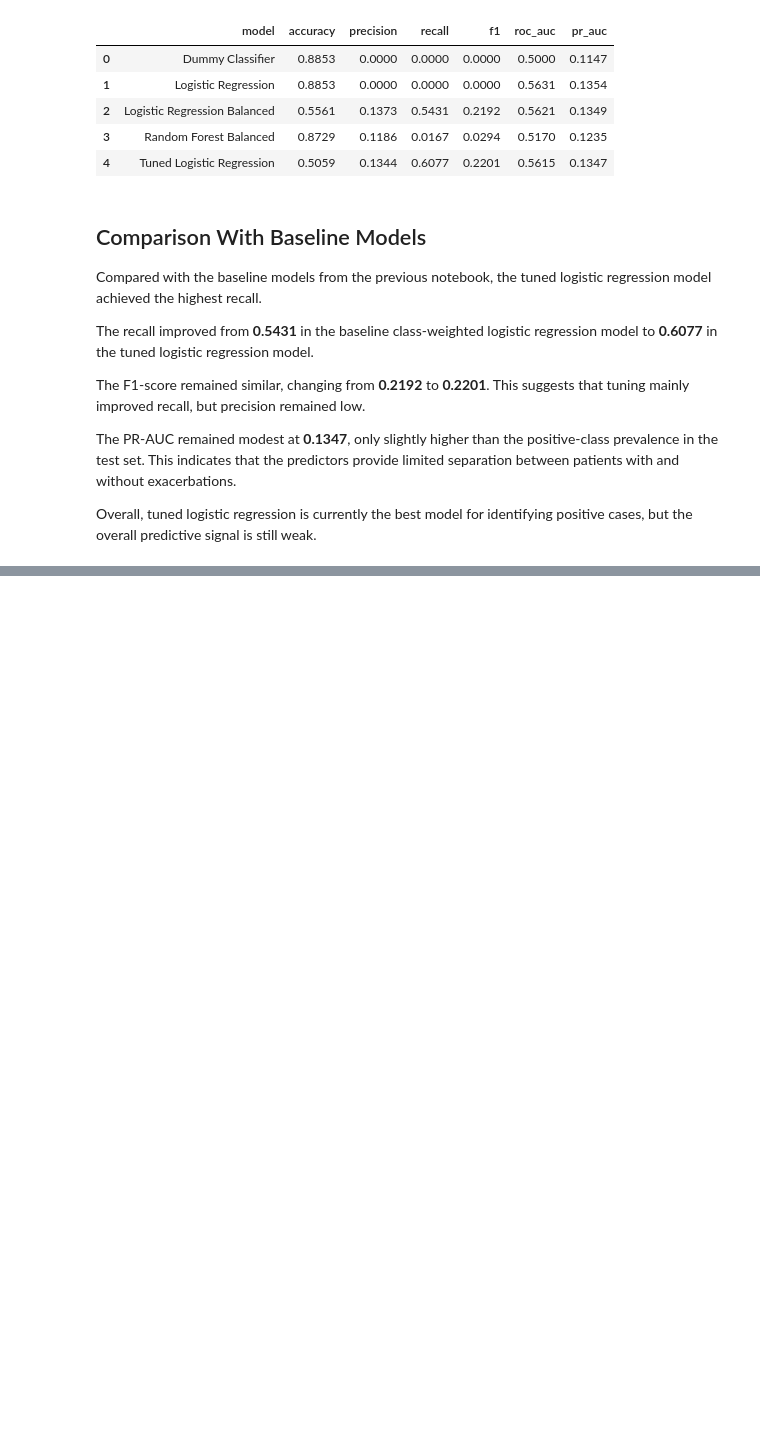
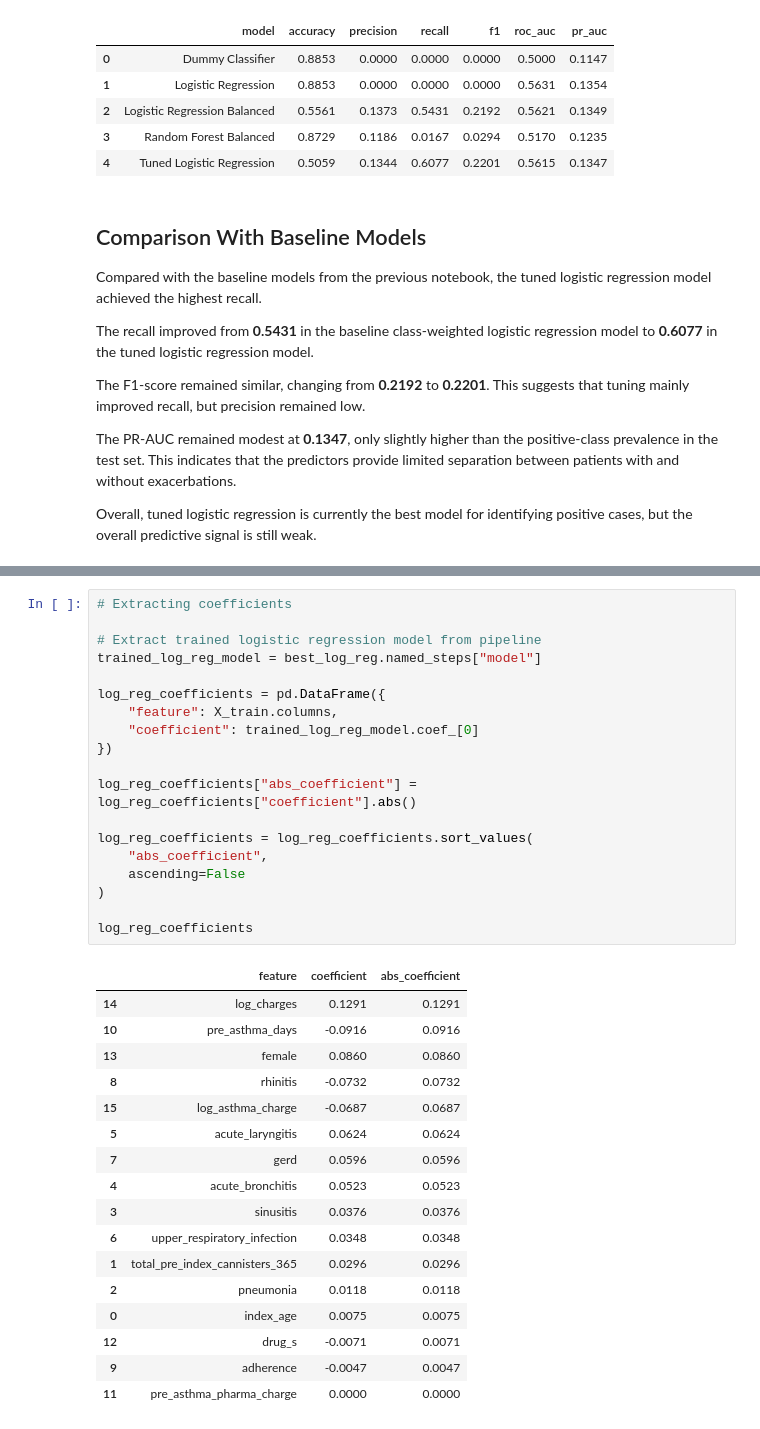
Before and after one commit to tarachd/drug-efficacy-asthma-ml, a Jupyter notebook: notebooks/04_binary_classification_model_tuning.ipynb, the cells around one changed output, grey strips where cells are left out. Drawn from its saved outputs; the diff is of its cells as text; blank space fills up the shorter version.

```diff
--- a/notebooks/04_binary_classification_model_tuning.ipynb
+++ b/notebooks/04_binary_classification_model_tuning.ipynb
@@ -474,0 +671,37 @@ Overall, tuned logistic regression is currently the best model for identifying p
+# %%
+# Extracting coefficients
+
+# Extract trained logistic regression model from pipeline
+trained_log_reg_model = best_log_reg.named_steps["model"]
+
+log_reg_coefficients = pd.DataFrame({
+    "feature": X_train.columns,
+    "coefficient": trained_log_reg_model.coef_[0]
+})
+
+log_reg_coefficients["abs_coefficient"] = log_reg_coefficients["coefficient"].abs()
+
+log_reg_coefficients = log_reg_coefficients.sort_values(
+    "abs_coefficient",
+    ascending=False
+)
+
+log_reg_coefficients
+# %% [output]
+|  | feature | coefficient | abs_coefficient |
+| 14 | log_charges | 0.1291 | 0.1291 |
+| 10 | pre_asthma_days | -0.0916 | 0.0916 |
+| 13 | female | 0.0860 | 0.0860 |
+| 8 | rhinitis | -0.0732 | 0.0732 |
+| 15 | log_asthma_charge | -0.0687 | 0.0687 |
+| 5 | acute_laryngitis | 0.0624 | 0.0624 |
+| 7 | gerd | 0.0596 | 0.0596 |
+| 4 | acute_bronchitis | 0.0523 | 0.0523 |
+| 3 | sinusitis | 0.0376 | 0.0376 |
+| 6 | upper_respiratory_infection | 0.0348 | 0.0348 |
+| 1 | total_pre_index_cannisters_365 | 0.0296 | 0.0296 |
+| 2 | pneumonia | 0.0118 | 0.0118 |
+| 0 | index_age | 0.0075 | 0.0075 |
+| 12 | drug_s | -0.0071 | 0.0071 |
+| 9 | adherence | -0.0047 | 0.0047 |
+| 11 | pre_asthma_pharma_charge | 0.0000 | 0.0000 |
```
Also changed, not shown: parts of 14 cells of this notebook.
